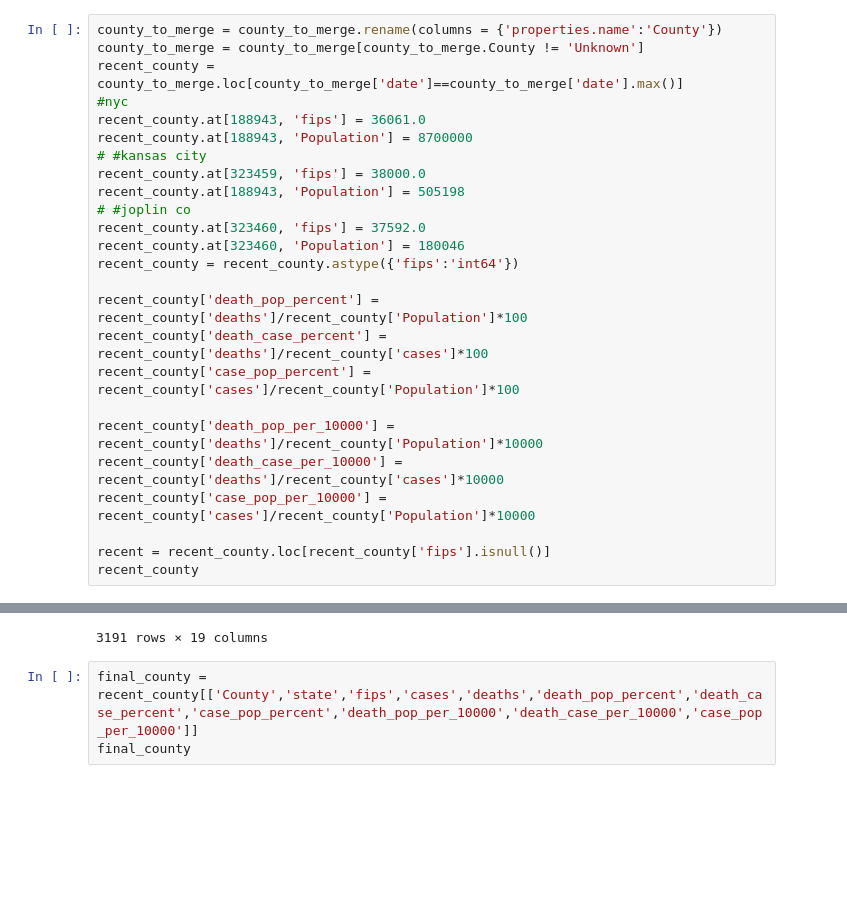
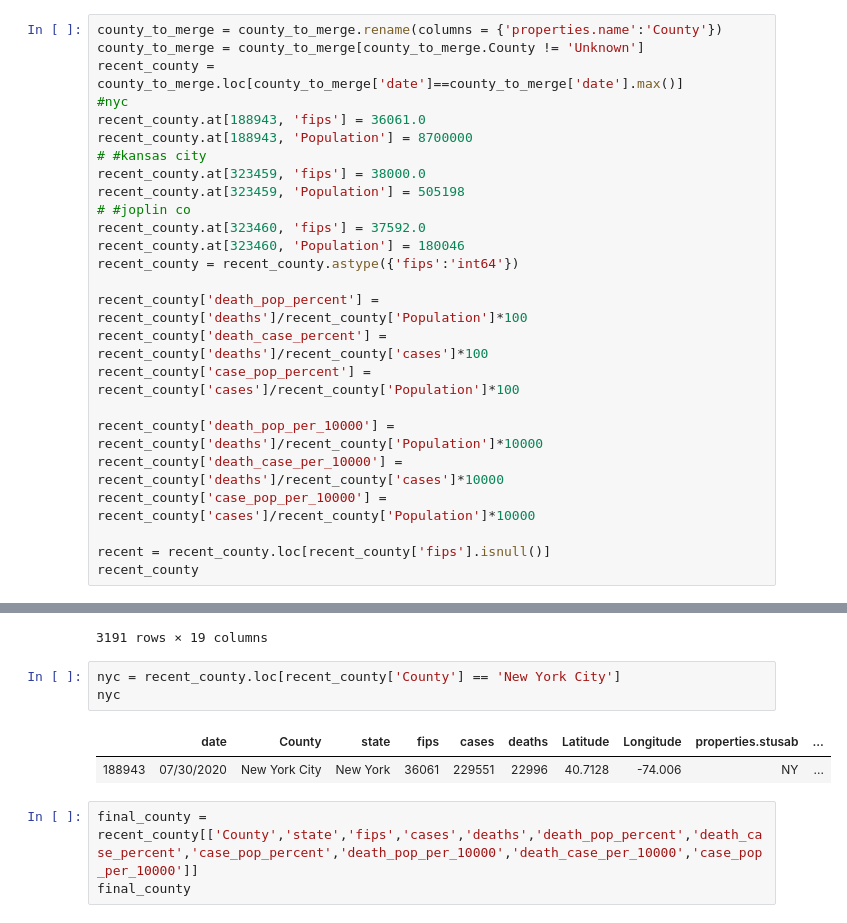
Before and after one commit to carlykelly/Covid-19-Project, a Jupyter notebook: Editing_Geojson.ipynb, the cells around one changed output, grey strips where cells are left out. Drawn from its saved outputs; the diff is of its cells as text; blank space fills up the shorter version.

```diff
--- a/Editing_Geojson.ipynb
+++ b/Editing_Geojson.ipynb
@@ -242,7 +242,7 @@ recent_county.at[188943, 'fips'] = 36061.0
 recent_county.at[188943, 'Population'] = 8700000
 # #kansas city
 recent_county.at[323459, 'fips'] = 38000.0
-recent_county.at[188943, 'Population'] = 505198
+recent_county.at[323459, 'Population'] = 505198
 # #joplin co
 recent_county.at[323460, 'fips'] = 37592.0
 recent_county.at[323460, 'Population'] = 180046
@@ -272,6 +272,12 @@ recent_county
 | 384538 | 07/30/2020 | Sullivan | New Hampshire | 33019 | 38 | 1 | 43.0131 | -72.2209 | NH | ... |
 | 384539 | 07/30/2020 | Strafford | New Hampshire | 33017 | 323 | 13 | 43.327 | -71.1842 | NH | ... |
 3191 rows × 19 columns
+# %%
+nyc = recent_county.loc[recent_county['County'] == 'New York City']
+nyc
+# %% [output]
+|  | date | County | state | fips | cases | deaths | Latitude | Longitude | properties.stusab | ... |
+| 188943 | 07/30/2020 | New York City | New York | 36061 | 229551 | 22996 | 40.7128 | -74.006 | NY | ... |
 # %%
 final_county = recent_county[['County','state','fips','cases','deaths','death_pop_percent','death_case_percent','case_pop_percent','death_pop_per_10000','death_case_per_10000','case_pop_per_10000']]
 final_county
```
Also changed, not shown: parts of 2 cells of this notebook, 4 other files.
